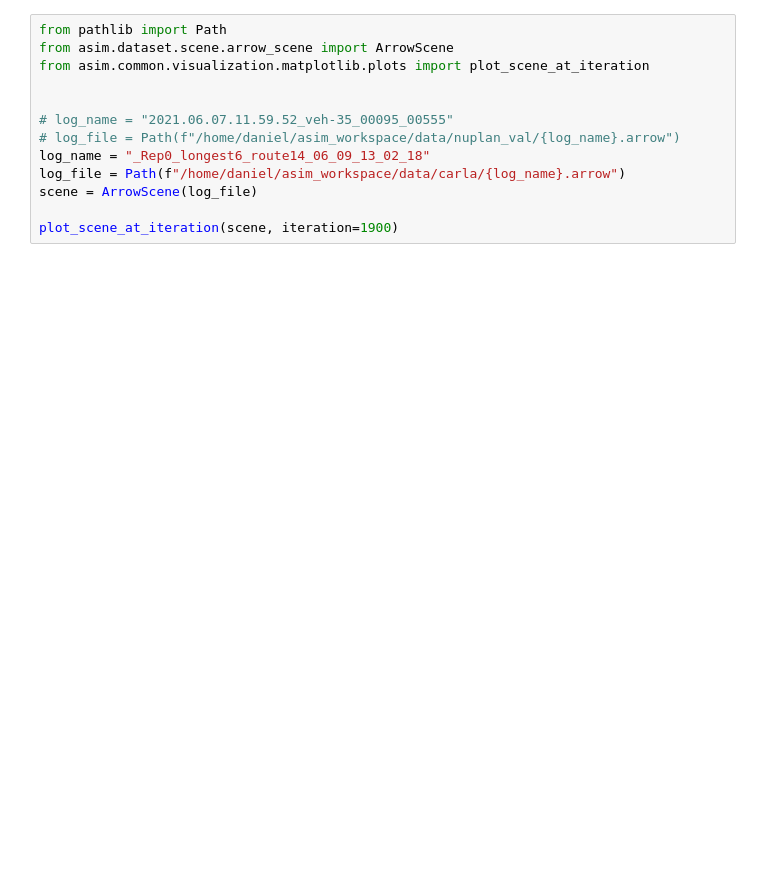
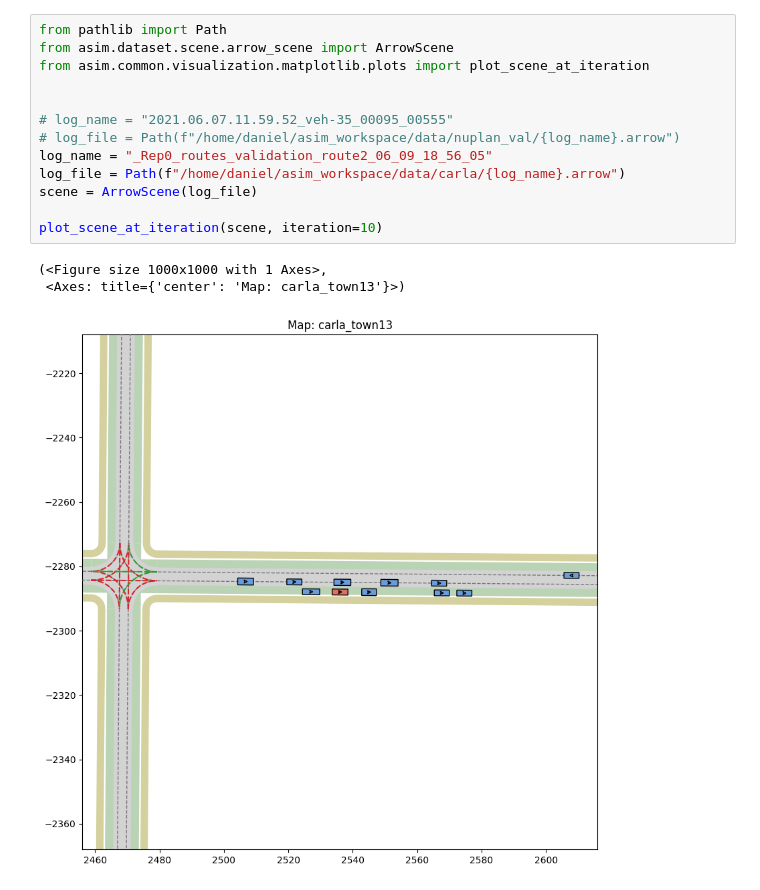
Before and after one commit to autonomousvision/py123d, a Jupyter notebook: notebooks/scene_rendering.ipynb, the cells around one changed output. Saved outputs shown, nothing was run; the diff lists cells and outputs as text; blank space fills up the shorter version.

```diff
--- a/notebooks/scene_rendering.ipynb
+++ b/notebooks/scene_rendering.ipynb
@@ -1,13 +1,17 @@
 # %%
 from pathlib import Path
 from asim.dataset.scene.arrow_scene import ArrowScene
 from asim.common.visualization.matplotlib.plots import plot_scene_at_iteration
 
 
 # log_name = "2021.06.07.11.59.52_veh-35_00095_00555"
 # log_file = Path(f"/home/daniel/asim_workspace/data/nuplan_val/{log_name}.arrow")
-log_name = "_Rep0_longest6_route14_06_09_13_02_18"
+log_name = "_Rep0_routes_validation_route2_06_09_18_56_05"
 log_file = Path(f"/home/daniel/asim_workspace/data/carla/{log_name}.arrow")
 scene = ArrowScene(log_file)
 
-plot_scene_at_iteration(scene, iteration=1900)
+plot_scene_at_iteration(scene, iteration=10)
+# %% [output]
+(<Figure size 1000x1000 with 1 Axes>,
+ <Axes: title={'center': 'Map: carla_town13'}>)
+[figure, added]
```
Also changed, not shown: parts of 3 cells of this notebook, 7 other files.
